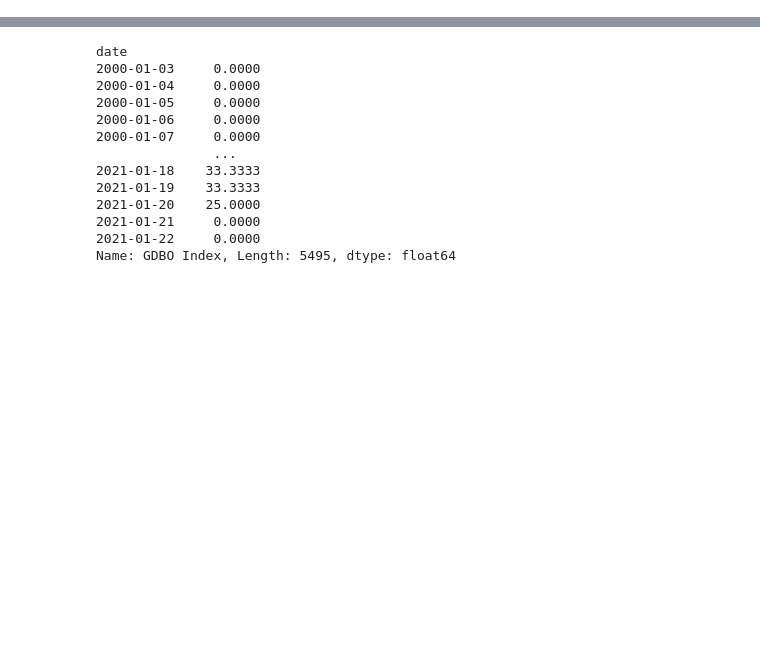
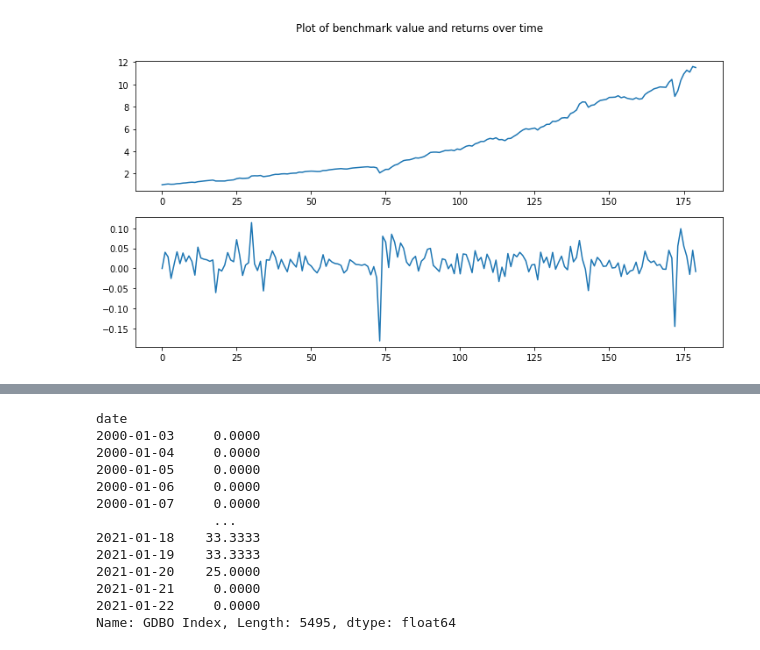
Before and after one commit to wingwingz/AFP, a Jupyter notebook: Experiments/Loic stuff.ipynb, the cells around one changed output, grey strips where cells are left out. Drawn from its saved outputs; the diff is of its cells as text; code cells hidden in the pictures; blank space fills up the shorter version.

```diff
--- a/Experiments/Loic stuff.ipynb
+++ b/Experiments/Loic stuff.ipynb
@@ -7,0 +60,6 @@ from sklearn.linear_model import LinearRegression
+# %%
+perf_bench, value_bench, rtns_bench = strategy(X, horizon=30, benchmark=True)
+# %%
+plot_performance(value_bench, rtns_bench, title="Plot of benchmark value and returns over time")
+# %% [output]
+[figure, added]
```
Also changed, not shown: parts of 22 cells of this notebook.
